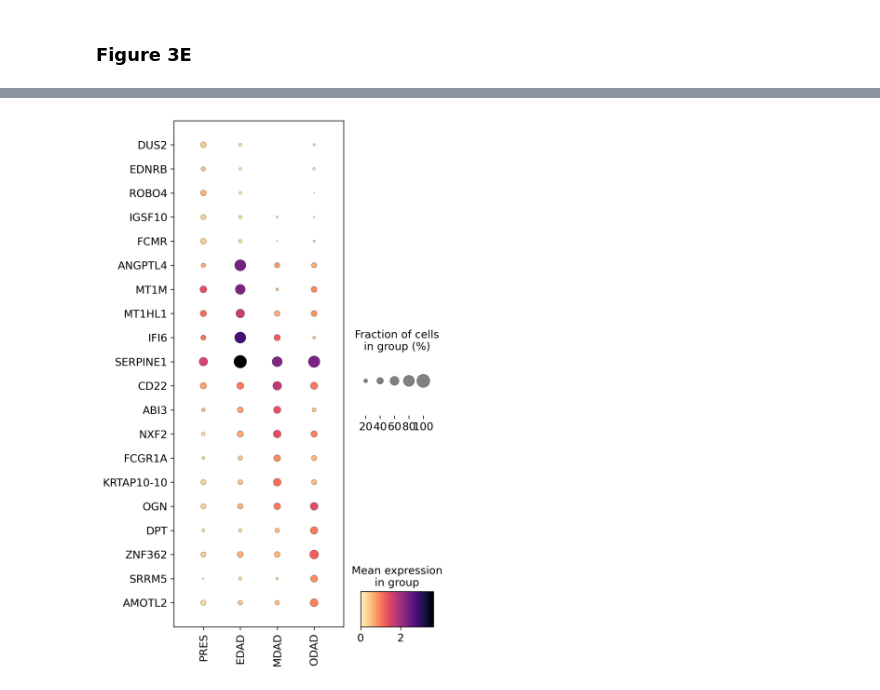
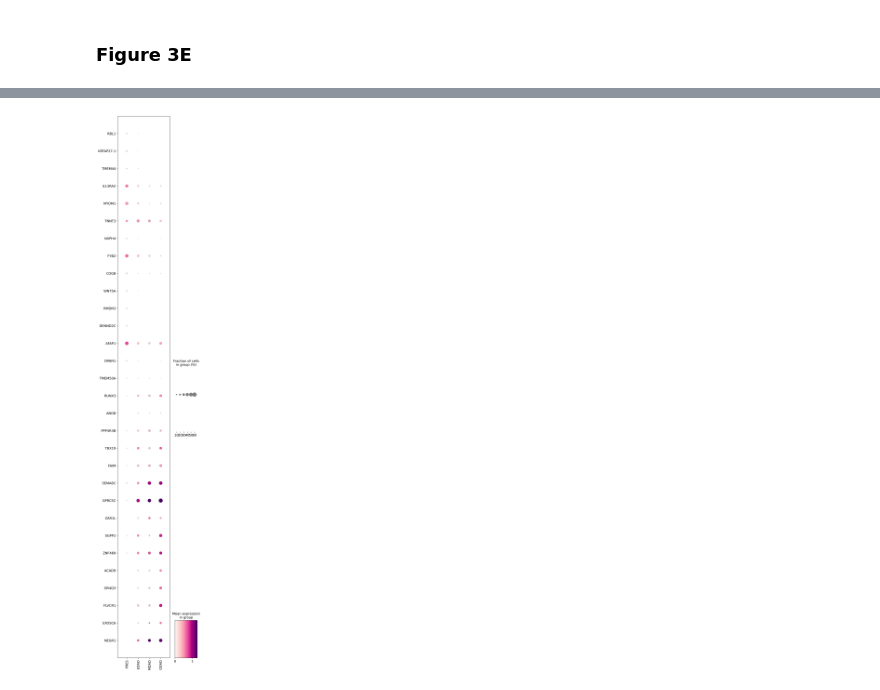
Before and after one commit to thjimmylee/UKCIC-COVID19-paper-figures, a Jupyter notebook: spatial_1/notebooks/Figure3.ipynb, the cells around one changed output, grey strips where cells are left out. Saved outputs shown, nothing was run; the diff lists cells and outputs as text; code cells hidden in the pictures.

```diff
--- a/spatial_1/notebooks/Figure3.ipynb
+++ b/spatial_1/notebooks/Figure3.ipynb
@@ -255,8 +203,19 @@ plt.legend(handles, lut_clust, title='Pathology',
 # %%
-sc.pl.dotplot(adata=sp_adata, var_names = feature_selected_to_plot,
+sc.set_figure_params(scanpy=True, fontsize=14, dpi = dpi)
+
+subset_features = [
+    "RBL1", "KRTAP27-1", "TMEM44", "IL13RA2", "MYOM1",
+    "TNNT3", "NXPH4", "FYB2", "COG8", "WNT5A",
+    "RMDN3", "DENND2C", "AFAP1", "OR6N1", "TMEM50A",
+    "RUNX3", "ANO8", "PPP4R3B", "TBX19", "FAIM",
+    "SEMA6C", "GPRC5C", "ZAR1L", "SGPP2", "ZNF469",
+    "ACAD9", "OR4Q3", "FLVCR1", "EXOSC6", "NEGR1"
+
+]
+sc.pl.dotplot(adata=sp_adata, var_names = subset_features,
               groupby="Pathology", categories_order = ["PRES", "EDAD", "MDAD", "ODAD"], swap_axes=True,
-              dendrogram=False, figsize=[5, 10], log = True, layer = "X_cc_corrected",
+              dendrogram=False, figsize=[5, 35], log = True, layer = "X_cc_corrected",
               mean_only_expressed = False,
-              cmap='magma_r')
+              cmap='RdPu')
 # %% [output]
-[figure, old version]
+[figure, new version]
```
Also changed, not shown: parts of 9 cells of this notebook, 1 other file.
